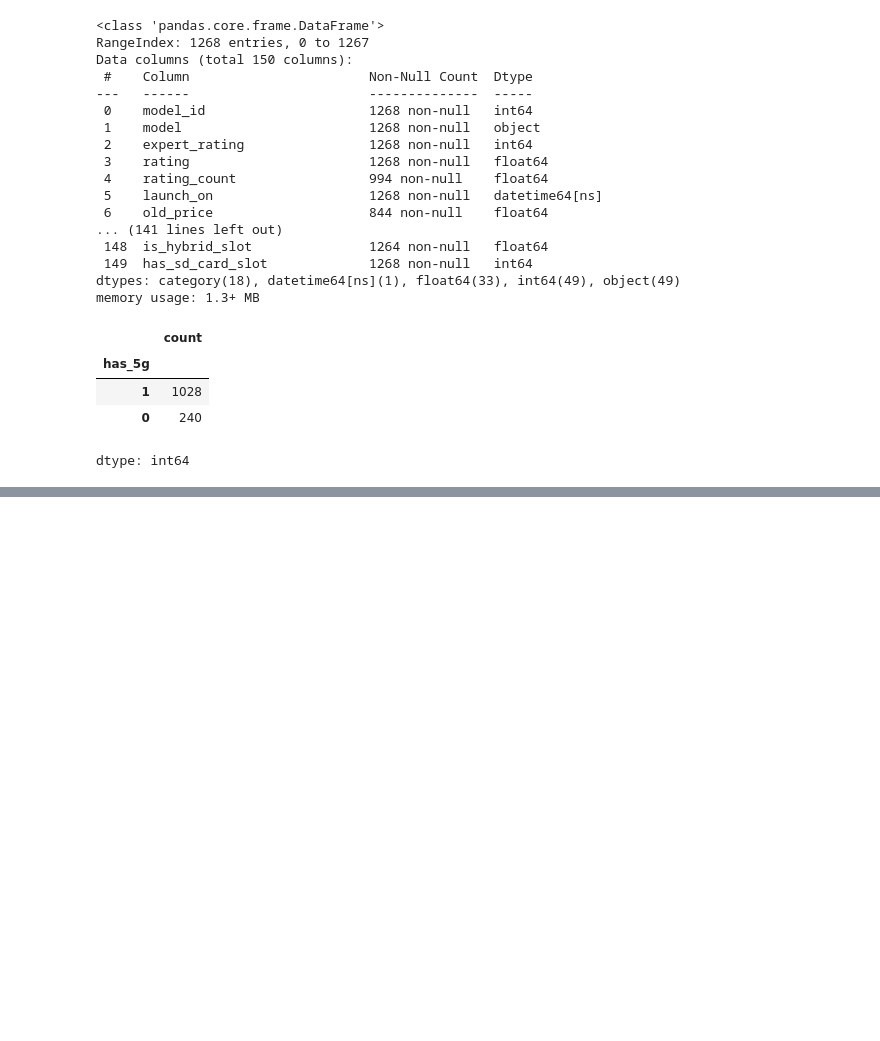
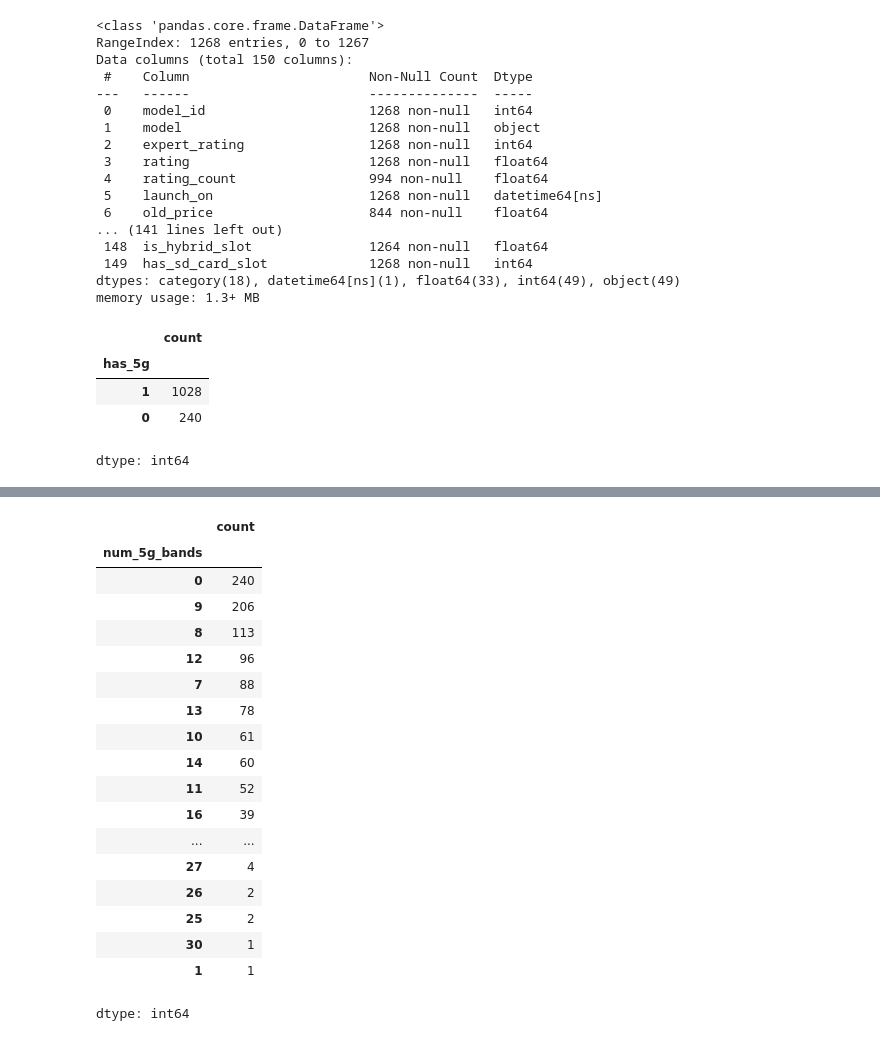
Before and after one commit to rajeshxdatascience/smartphone-recommender-system, a Jupyter notebook: SpecLens_AI_Data_Engineering.ipynb, the cells around one changed output, grey strips where cells are left out. Saved outputs shown, nothing was run; the diff lists cells and outputs as text; code cells hidden in the pictures; blank space fills up the shorter version.

Commit message:
feat: finalized 5G band distribution; mapped 1268 models from 0 to 24 bands to capture global network value

```diff
--- a/SpecLens_AI_Data_Engineering.ipynb
+++ b/SpecLens_AI_Data_Engineering.ipynb
@@ -4979,0 +5001,28 @@ dtype: int64
+# %%
+df['num_5g_bands'] = df['5g'].str.extract(r'\((\d+)\s*bands\)').astype(float)
+# %%
+df.loc[(df['has_5g'] == 1) & (df['num_5g_bands'].isna()), 'num_5g_bands'] = 4
+# %%
+df['num_5g_bands'] = df['num_5g_bands'].fillna(0).astype(int)
+# %%
+df['num_5g_bands'].value_counts(dropna=False)
+# %% [output]
+|  | count |
+| num_5g_bands |  |
+| 0 | 240 |
+| 9 | 206 |
+| 8 | 113 |
+| 12 | 96 |
+| 7 | 88 |
+| 13 | 78 |
+| 10 | 61 |
+| 14 | 60 |
+| 11 | 52 |
+| 16 | 39 |
+| ... | ... |
+| 27 | 4 |
+| 26 | 2 |
+| 25 | 2 |
+| 30 | 1 |
+| 1 | 1 |
+dtype: int64
```
Also changed, not shown: parts of 2 cells of this notebook.
